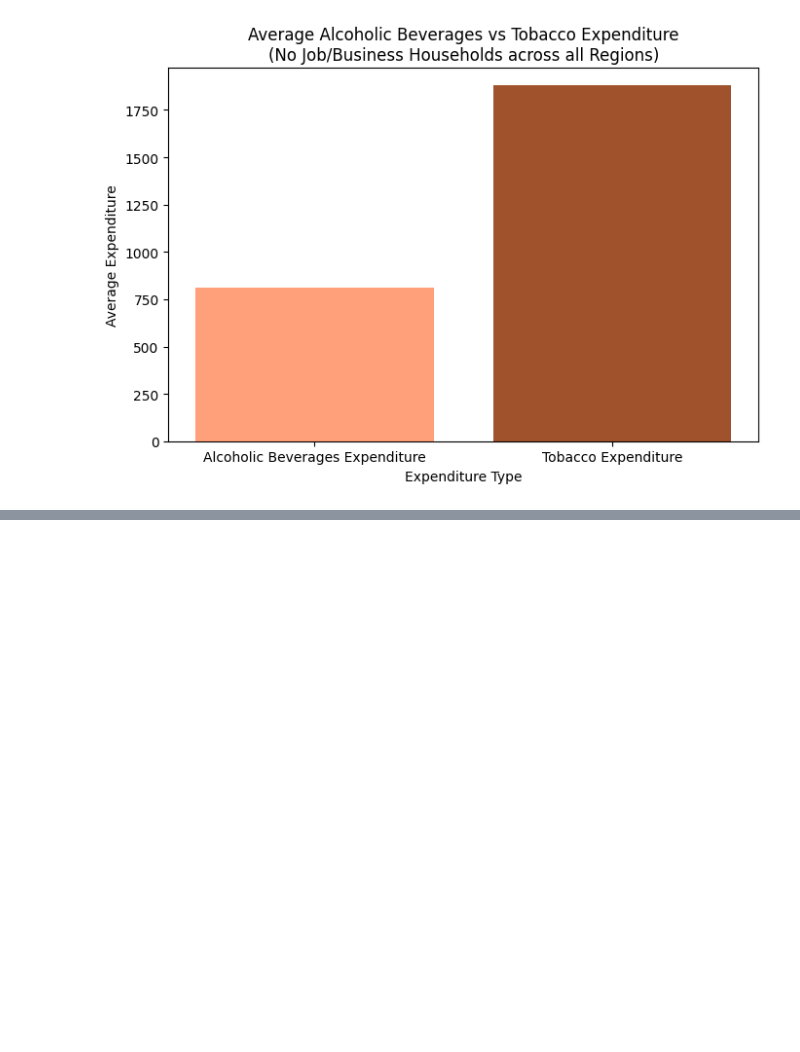
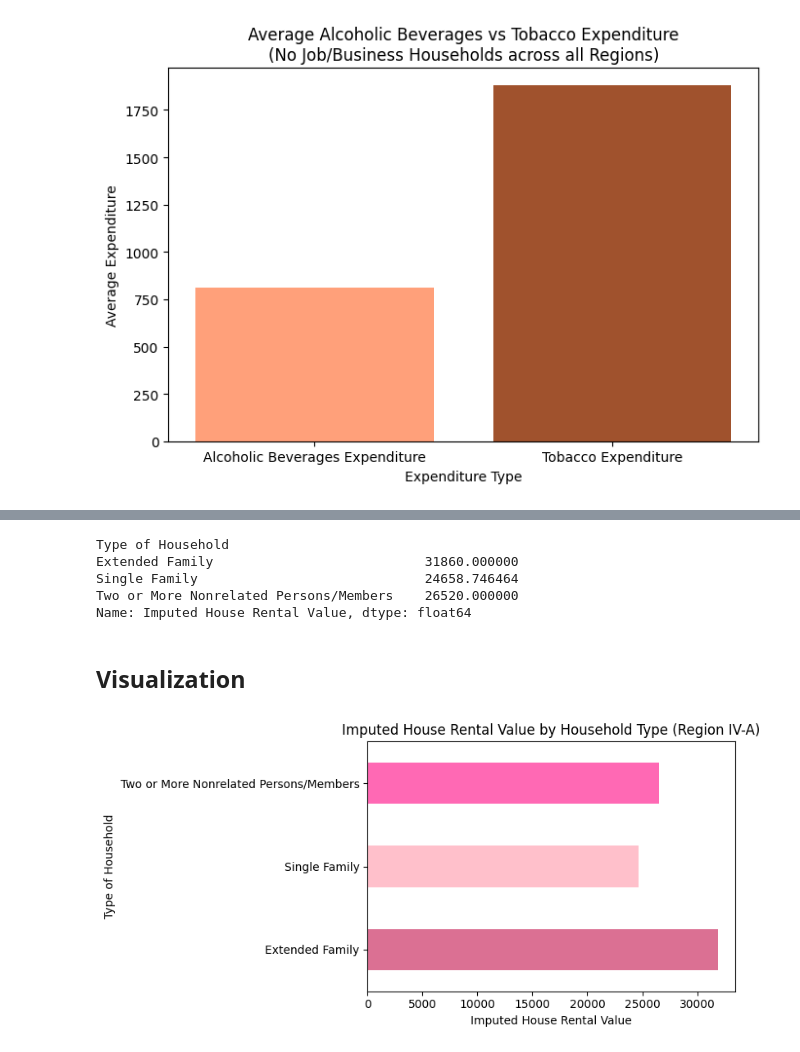
Before and after one commit to alleysOonie/DATA-ANALYTICS-FINALS-PROJECT, a Jupyter notebook: Finals Project.ipynb, the cells around one changed output, grey strips where cells are left out. Saved outputs shown, nothing was run; the diff lists cells and outputs as text; code cells hidden in the pictures; blank space fills up the shorter version.

```diff
--- a/Finals Project.ipynb
+++ b/Finals Project.ipynb
@@ -679,0 +684,2 @@ plt.show()
+# %%
+calabarzon = FIE[FIE["Region"] == "IVA - CALABARZON"]
@@ -679,0 +702,22 @@ plt.show()
+# %%
+rental_household = calabarzon.groupby('Type of Household')['Imputed House Rental Value'].mean()
+# %%
+rental_household
+# %% [output]
+Type of Household
+Extended Family                           31860.000000
+Single Family                             24658.746464
+Two or More Nonrelated Persons/Members    26520.000000
+Name: Imputed House Rental Value, dtype: float64
+# %% [markdown]
+<h2> <b> Visualization </h2>
+# %%
+plt.figure(figsize=(8, 4))
+rental_household.plot(kind='barh', color = ["palevioletred", "pink", "hotpink"])
+plt.xlabel("Imputed House Rental Value")
+plt.ylabel("Type of Household")
+plt.title("Imputed House Rental Value by Household Type (Region IV-A)")
+plt.tight_layout()
+plt.show()
+# %% [output]
+[figure, added]
```
Also changed, not shown: parts of 24 cells of this notebook.
